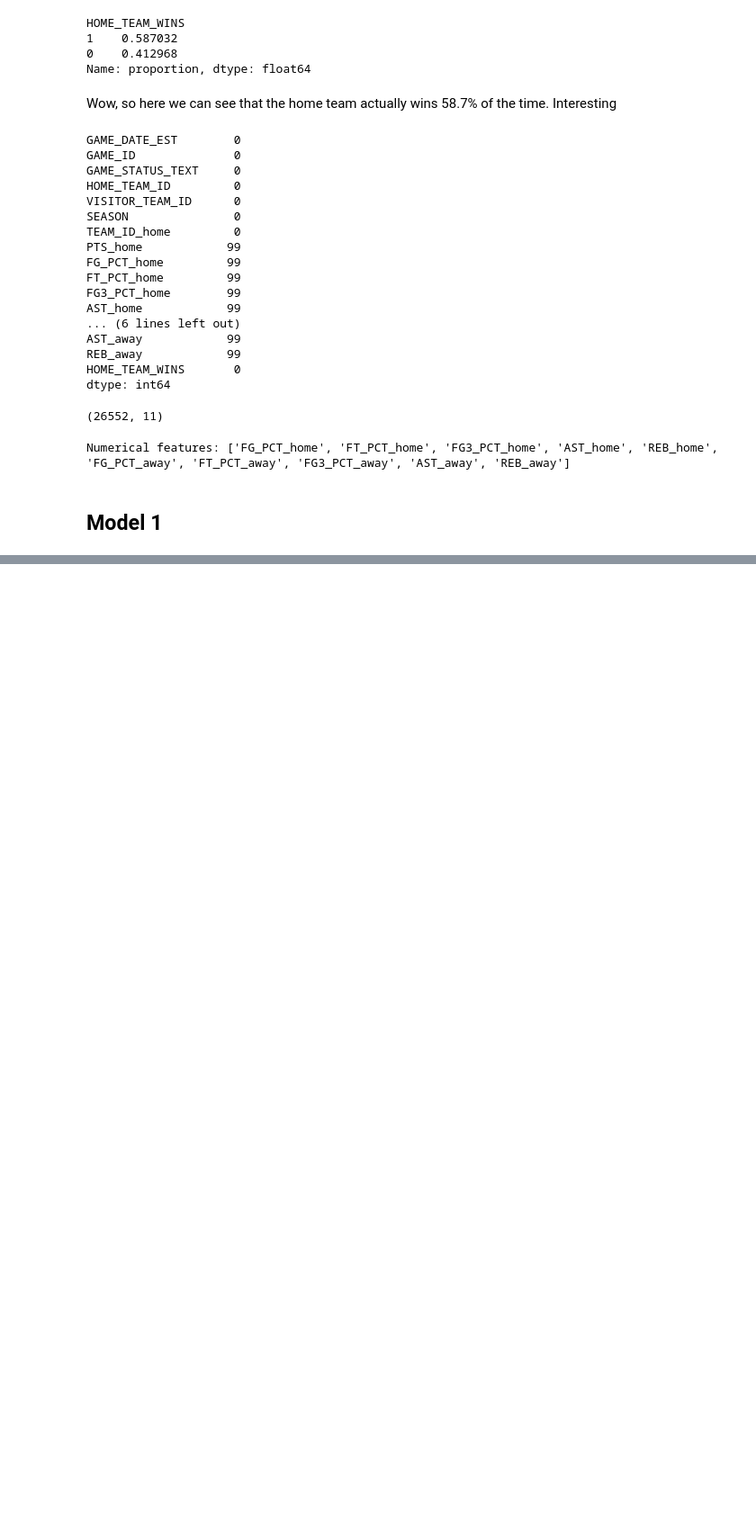
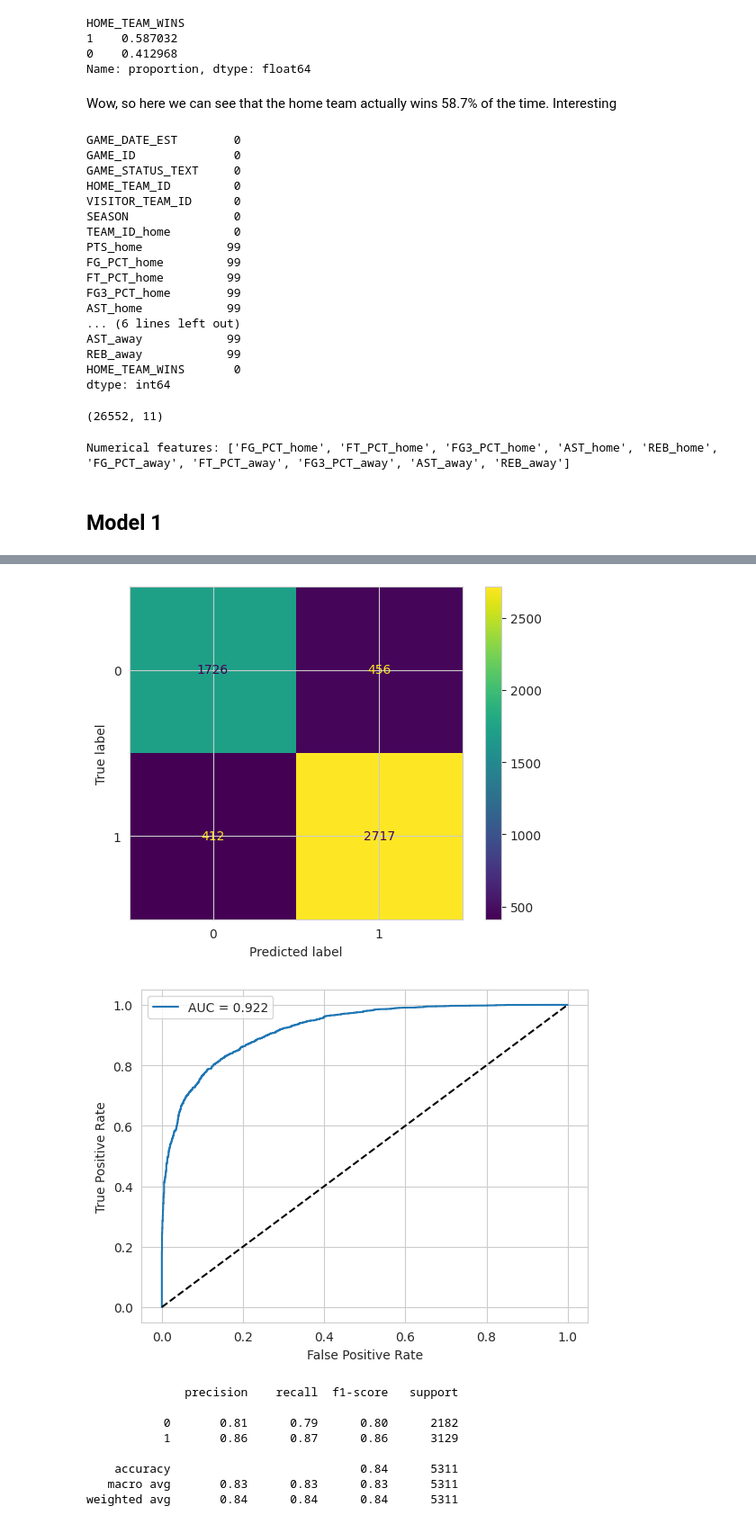
Before and after one commit to aelias5438/Final_Project_DS3021, a Jupyter notebook: FinalLab.ipynb, the cells around one changed output, grey strips where cells are left out. Shown at 90% size. Drawn from its saved outputs; the diff is of its cells as text; code cells hidden in the pictures; blank space fills up the shorter version.

Commit message:
Model 1 Complete

```diff
--- a/FinalLab.ipynb
+++ b/FinalLab.ipynb
@@ -116,3 +116,16 @@ print("Numerical features:", num_feat)
 Numerical features: ['FG_PCT_home', 'FT_PCT_home', 'FG3_PCT_home', 'AST_home', 'REB_home', 'FG_PCT_away', 'FT_PCT_away', 'FG3_PCT_away', 'AST_away', 'REB_away']
 # %% [markdown]
 ## Model 1
+# %%
+X_train, X_test, y_train, y_test = train_test_split(X, y, test_size=0.2, stratify=y, random_state=42)
+
+preprocessor = ColumnTransformer(transformers=[
+    ('num', MinMaxScaler(), num_feat)
+])
+
+pipeline1 = Pipeline(steps=[
+    ('preprocessor', preprocessor),
+    ('model', LogisticRegression(solver='lbfgs', max_iter=1000))
+])
+
+pipeline1.fit(X_train, y_train)
@@ -118,0 +142,32 @@ Numerical features: ['FG_PCT_home', 'FT_PCT_home', 'FG3_PCT_home', 'AST_home', '
+# %%
+y_pred = pipeline1.predict(X_test)
+y_prob = pipeline1.predict_proba(X_test)[:, 1]
+
+# Confusion matrix
+cm = confusion_matrix(y_test, y_pred)
+ConfusionMatrixDisplay(cm).plot()
+plt.show()
+
+# ROC/AUC
+fpr, tpr, _ = roc_curve(y_test, y_prob)
+auc = roc_auc_score(y_test, y_prob)
+
+plt.plot(fpr, tpr, label=f'AUC = {auc:.3f}')
+plt.plot([0,1],[0,1], 'k--')
+plt.xlabel('False Positive Rate')
+plt.ylabel('True Positive Rate')
+plt.legend()
+plt.show()
+
+print(classification_report(y_test, y_pred))
+# %% [output]
+[figure, added]
+[figure, added]
+              precision    recall  f1-score   support
+
+           0       0.81      0.79      0.80      2182
+           1       0.86      0.87      0.86      3129
+
+    accuracy                           0.84      5311
+   macro avg       0.83      0.83      0.83      5311
+weighted avg       0.84      0.84      0.84      5311
```
Also changed, not shown: parts of 1 cell of this notebook.
